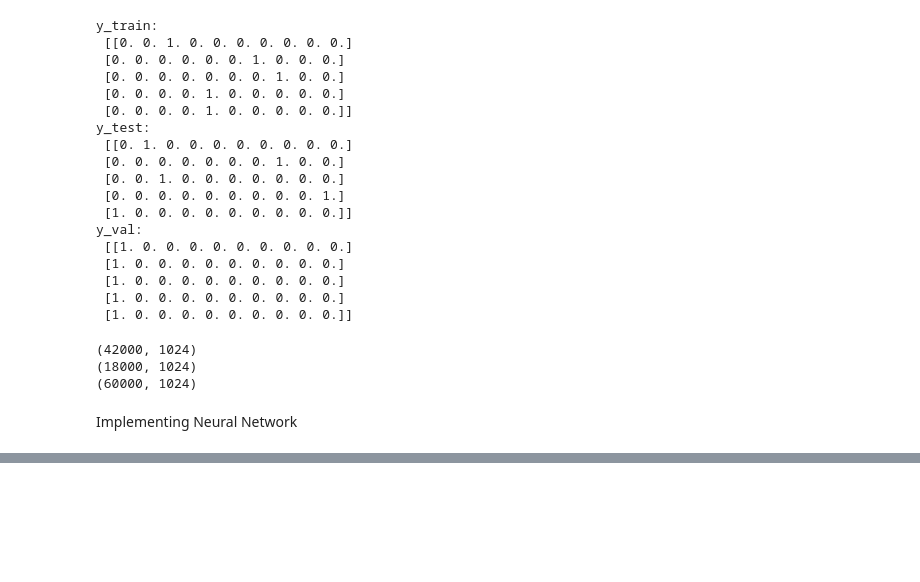
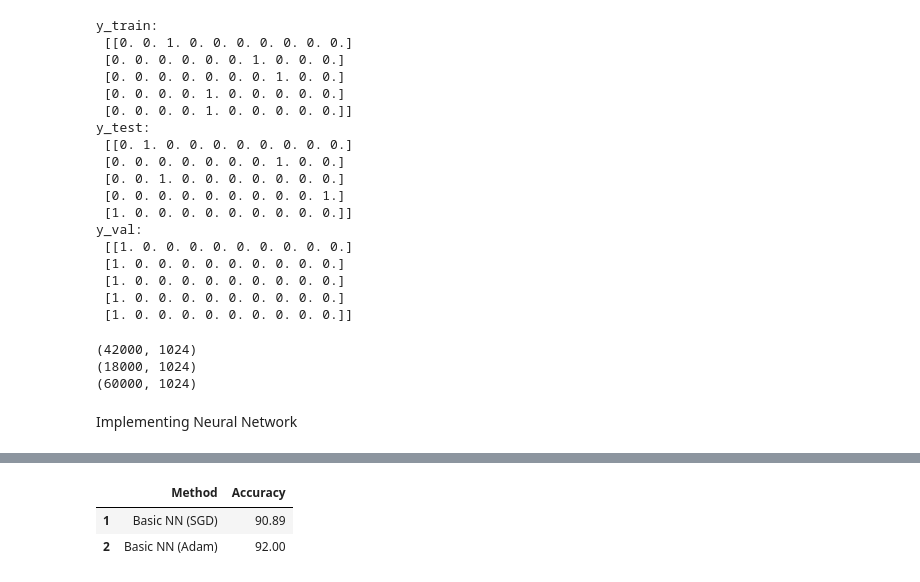
Before and after one commit to ayushipradhan30/AIML-mini-projects, a Jupyter notebook: Neural_Network_and_Deep_Learning.ipynb, the cells around one changed output, grey strips where cells are left out. Cells and saved outputs as stored; diff of their text form; code cells hidden in the pictures; blank space fills up the shorter version.

```diff
--- a/Neural_Network_and_Deep_Learning.ipynb
+++ b/Neural_Network_and_Deep_Learning.ipynb
@@ -347,0 +348,4 @@ Validation accuracy using learning rate = 0.0001 (SGD) :  0.9376833438873291
+# %%
+results_on_val = pd.DataFrame({'Method':['Basic NN (SGD)'], 'Accuracy': round((results_sgd[1] * 100), 2)}, index=['1'])
+results_on_val = results_on_val[['Method', 'Accuracy']]
+results_on_val
@@ -371,0 +377,3 @@ temp = pd.DataFrame({'Method': [''Basic NN (Adam)']})
+# %%
+results_adam = keras_models.evaluate(x_val, y_val)
+print('Validation accuracy using learning rate = 0.0001 (Adam) : ', results_adam[1])
@@ -371,0 +383,9 @@ temp = pd.DataFrame({'Method': [''Basic NN (Adam)']})
+# %%
+temp_df = pd.DataFrame({'Method': ['Basic NN (Adam)'], 'Accuracy': round(results_adam[1] * 100, 2)}, index=[2])
+results_on_val = pd.concat([results_on_val, temp_df])
+result_on_val = results_on_val[['Method', 'Accuracy']]
+result_on_val
+# %% [output]
+|  | Method | Accuracy |
+| 1 | Basic NN (SGD) | 90.89 |
+| 2 | Basic NN (Adam) | 92.00 |
```
Also changed, not shown: parts of 22 cells of this notebook.
